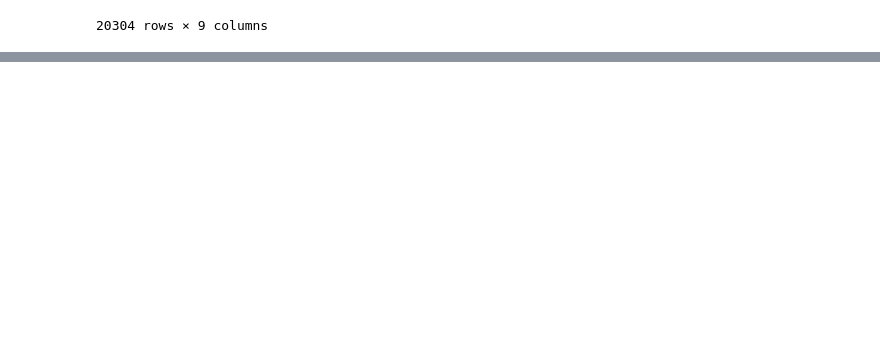
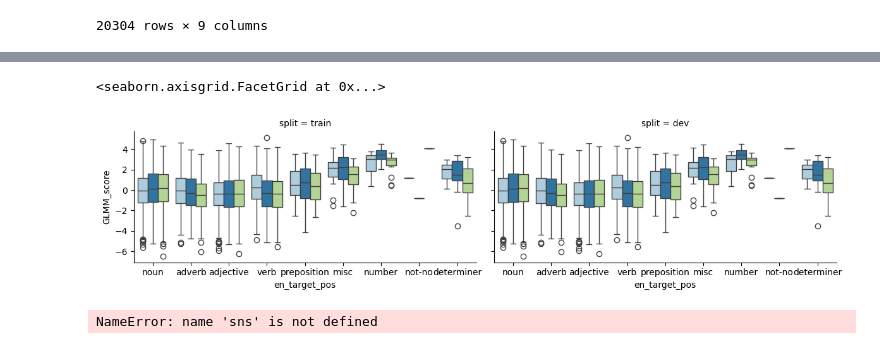
Before and after one commit to Henry-Li-925/bea2026st, a Jupyter notebook: development/develop.ipynb, the cells around one changed output, grey strips where cells are left out. Cells and saved outputs as stored; diff of their text form; code cells hidden in the pictures; blank space fills up the shorter version.

```diff
--- a/development/develop.ipynb
+++ b/development/develop.ipynb
@@ -103,7 +101,7 @@ Features
     - A binary indicator whether the word is **very common** according to the BNC frequency list. It means that the word should appears in the top 10 frequency buckets. If the word does not exist in BNC list, it is assigned zero.
 # %%
 from wordfreq import zipf_frequency
-import bnc_lookup as bnc
+# import bnc_lookup as bnc
 
 def compute_frequency(w):
     """
@@ -113,12 +111,14 @@ def compute_frequency(w):
     """
     w = w.lower()
     zipf_freq = zipf_frequency(w, lang='en')
-    is_rare = int(zipf_freq < 3)
-    if bnc.exists(w):
-        is_common = int(bnc.bucket(w) <= 10)
-    else:
-        is_common = 0
-    return zipf_freq, is_rare, is_common
+    # is_rare = int(zipf_freq < 3)
+    #if bnc.exists(w):
+    #    is_common = int(bnc.bucket(w) <= 10)
+    #else:
+    #    is_common = 0
+    return zipf_freq
+# %%
+df['zipf_freq'] = df['en_target_word'].map(compute_frequency)
 # %% [markdown]
 ### Psycholinguistic features
 # %% [markdown]
@@ -367,0 +331,7 @@ XLMRobertaConfig {
+# %%
+pos = df['en_target_pos'].unique().tolist()
+g = sns.FacetGrid(df, col = 'split', aspect=2)
+g.map(sns.boxplot, data=df, x='en_target_pos', y='GLMM_score', hue='L1', order=pos,palette='Paired')
+# %% [output]
+<seaborn.axisgrid.FacetGrid at 0x...>
+[figure, added]
@@ -367,0 +340,4 @@ XLMRobertaConfig {
+# %%
+sns.lmplot(df, x='zipf_freq_normed', y='GLMM_score', hue='L1', scatter=False, col='split', height = 3)
+# %% [output]
+NameError: name 'sns' is not defined
```
Also changed, not shown: parts of 10 cells of this notebook, 23 other files.
